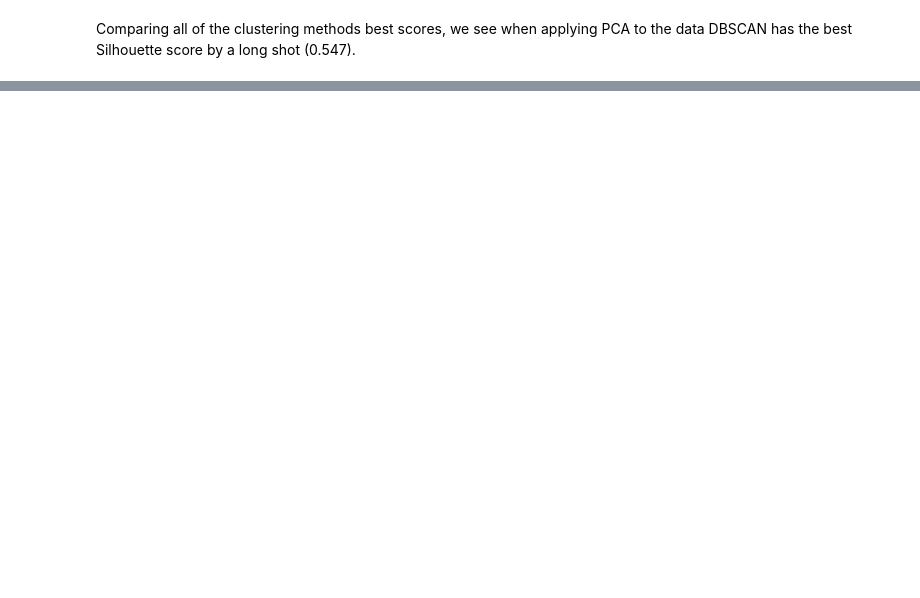
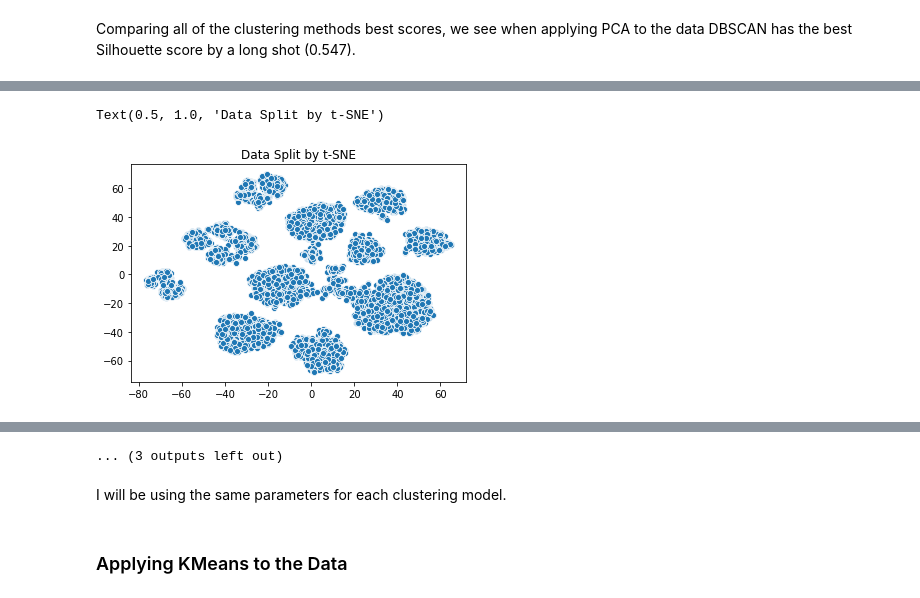
Before and after one commit to jhl126/For-Fun-LoL-Data, a Jupyter notebook: LoL Blue Wins Clustering.ipynb, the cells around one changed output, grey strips where cells are left out. Cells and saved outputs as stored; diff of their text form; code cells hidden in the pictures; blank space fills up the shorter version.

Commit message:
Added t-SNE plots

```diff
--- a/LoL Blue Wins Clustering.ipynb
+++ b/LoL Blue Wins Clustering.ipynb
@@ -514,0 +519,4 @@ Comparing all of the clustering methods best scores, we see when applying PCA to
+# %%
+# Going for a more global approach. Higher perplexity
+tsne = TSNE(n_components=2, perplexity=50)
+X_tsne = tsne.fit_transform(X_std)
@@ -514,0 +537,9 @@ Comparing all of the clustering methods best scores, we see when applying PCA to
+# %%
+# adding a scatterplot to visualize how the data was split using t-SNE
+# just eyeballing the plot there does not appear to be any noticeable clusters.
+# curious to see how each clustering method will split the data.
+sns.scatterplot(X_tsne[:, 0], X_tsne[:, 1])
+plt.title("Data Split by t-SNE")
+# %% [output]
+Text(0.5, 1.0, 'Data Split by t-SNE')
+[figure, added]
@@ -514,0 +556,5 @@ Comparing all of the clustering methods best scores, we see when applying PCA to
+... (3 outputs left out)
+# %% [markdown]
+I will be using the same parameters for each clustering model.
+# %% [markdown]
+### Applying KMeans to the Data
```
Also changed, not shown: parts of 25 cells of this notebook.
